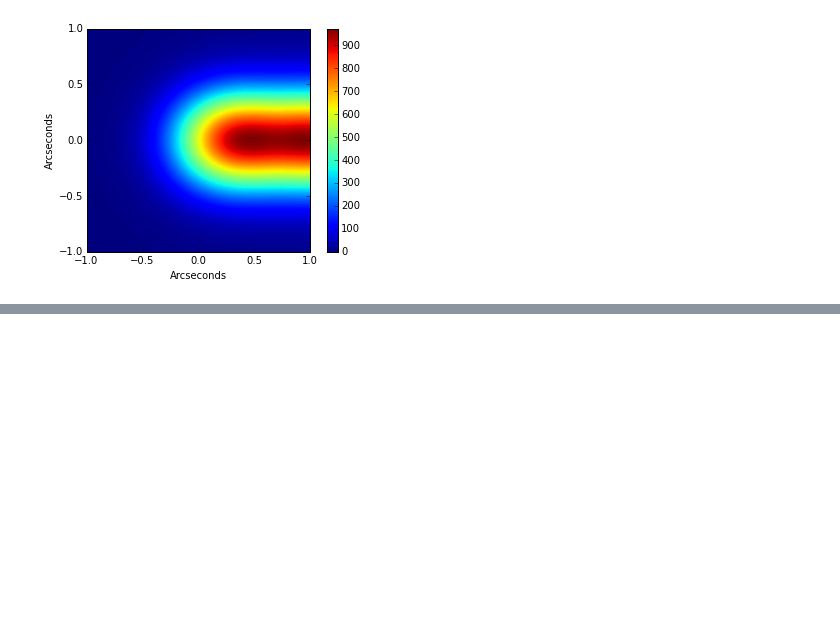
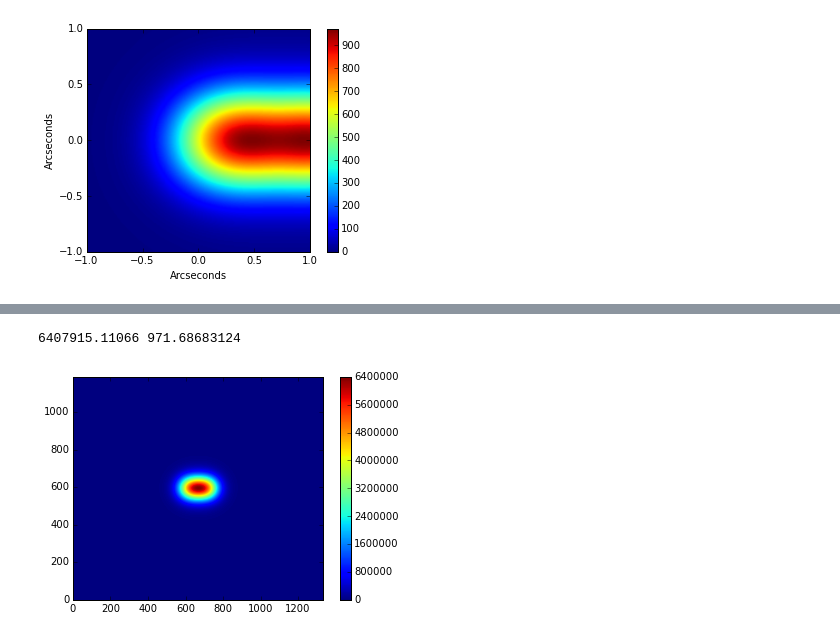
Before and after one commit to rhiannonlynne/MafSSO, a Jupyter notebook: Trailing Losses.ipynb, the cells around one changed output, grey strips where cells are left out. Saved outputs shown, nothing was run; the diff lists cells and outputs as text; code cells hidden in the pictures; blank space fills up the shorter version.

```diff
--- a/Trailing Losses.ipynb
+++ b/Trailing Losses.ipynb
@@ -418,0 +445,8 @@ zoomImage(x_mo, y_mo, flux_mo)
+# %%
+filtered_mo = signal.fftconvolve(flux_mo, psfprofile)
+plt.imshow(filtered_mo, origin='lower')
+plt.colorbar()
+print filtered_mo.max(), flux_mo.max()
+# %% [output]
+6407915.11066 971.68683124
+[figure, added]
```
Also changed, not shown: parts of 31 cells of this notebook.
